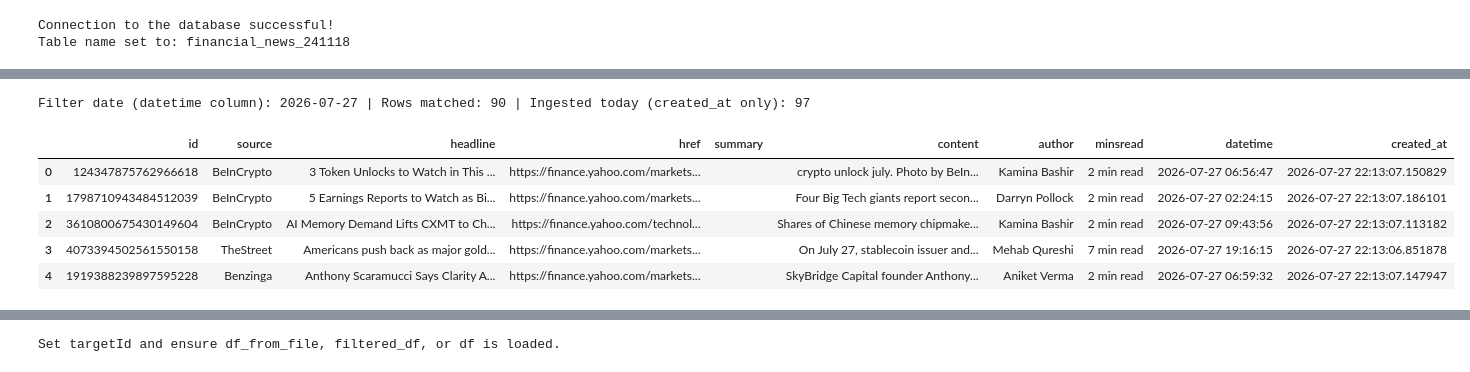
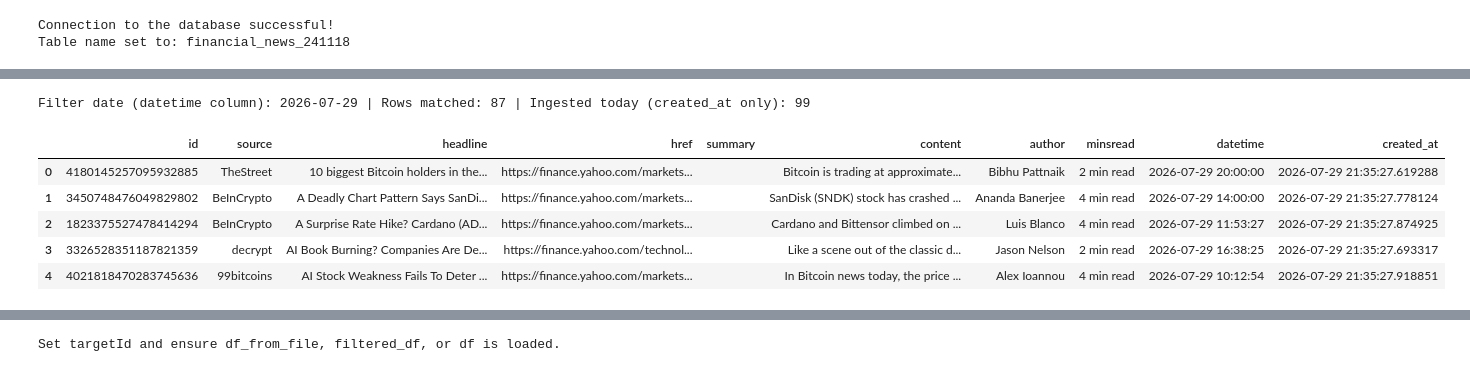
Before and after one commit to Gall-oDrone/FinancialAnalysis, a Jupyter notebook: notebooks/ingestion/DataIngestion-Text.ipynb, the cells around one changed output, grey strips where cells are left out. Cells and saved outputs as stored; diff of their text form; code cells hidden in the pictures.

```diff
--- a/notebooks/ingestion/DataIngestion-Text.ipynb
+++ b/notebooks/ingestion/DataIngestion-Text.ipynb
@@ -151,24 +151,24 @@ class DataETL():
 # %%
 etl = DataETL(df)
 
 # Export by article publish time (datetime). on_date=None → today's local date (date.today()).
-export_on_date = "2026-07-27"  # e.g. "2026-05-23" to override today
+export_on_date = "2026-07-29"  # e.g. "2026-05-23" to override today
 filtered_df = filter_financial_news_by_date(df, on_date=export_on_date)
 
 print(
     f"Filter date (datetime column): {export_on_date or date.today()} | "
     f"Rows matched: {len(filtered_df)} | "
     f"Ingested today (created_at only): {len(filter_financial_news_ingested_today(df))}"
 )
 filtered_df.head()
 # %% [output]
-Filter date (datetime column): 2026-07-27 | Rows matched: 90 | Ingested today (created_at only): 97
+Filter date (datetime column): 2026-07-29 | Rows matched: 87 | Ingested today (created_at only): 99
 |  | id | source | headline | href | summary | content | author | minsread | datetime | created_at |
-| 0 | 124347875762966618 | BeInCrypto | 3 Token Unlocks to Watch in This ... | https://finance.yahoo.com/markets... |  | crypto unlock july. Photo by BeIn... | Kamina Bashir | 2 min read | 2026-07-27 06:56:47 | 2026-07-27 22:13:07.150829 |
-| 1 | 1798710943484512039 | BeInCrypto | 5 Earnings Reports to Watch as Bi... | https://finance.yahoo.com/markets... |  | Four Big Tech giants report secon... | Darryn Pollock | 2 min read | 2026-07-27 02:24:15 | 2026-07-27 22:13:07.186101 |
-| 2 | 3610800675430149604 | BeInCrypto | AI Memory Demand Lifts CXMT to Ch... | https://finance.yahoo.com/technol... |  | Shares of Chinese memory chipmake... | Kamina Bashir | 2 min read | 2026-07-27 09:43:56 | 2026-07-27 22:13:07.113182 |
-| 3 | 4073394502561550158 | TheStreet | Americans push back as major gold... | https://finance.yahoo.com/markets... |  | On July 27, stablecoin issuer and... | Mehab Qureshi | 7 min read | 2026-07-27 19:16:15 | 2026-07-27 22:13:06.851878 |
-| 4 | 1919388239897595228 | Benzinga | Anthony Scaramucci Says Clarity A... | https://finance.yahoo.com/markets... |  | SkyBridge Capital founder Anthony... | Aniket Verma | 2 min read | 2026-07-27 06:59:32 | 2026-07-27 22:13:07.147947 |
+| 0 | 4180145257095932885 | TheStreet | 10 biggest Bitcoin holders in the... | https://finance.yahoo.com/markets... |  | Bitcoin is trading at approximate... | Bibhu Pattnaik | 2 min read | 2026-07-29 20:00:00 | 2026-07-29 21:35:27.619288 |
+| 1 | 3450748476049829802 | BeInCrypto | A Deadly Chart Pattern Says SanDi... | https://finance.yahoo.com/markets... |  | SanDisk (SNDK) stock has crashed ... | Ananda Banerjee | 4 min read | 2026-07-29 14:00:00 | 2026-07-29 21:35:27.778124 |
+| 2 | 1823375527478414294 | BeInCrypto | A Surprise Rate Hike? Cardano (AD... | https://finance.yahoo.com/markets... |  | Cardano and Bittensor climbed on ... | Luis Blanco | 4 min read | 2026-07-29 11:53:27 | 2026-07-29 21:35:27.874925 |
+| 3 | 3326528351187821359 | decrypt | AI Book Burning? Companies Are De... | https://finance.yahoo.com/technol... |  | Like a scene out of the classic d... | Jason Nelson | 2 min read | 2026-07-29 16:38:25 | 2026-07-29 21:35:27.693317 |
+| 4 | 4021818470283745636 | 99bitcoins | AI Stock Weakness Fails To Deter ... | https://finance.yahoo.com/markets... |  | In Bitcoin news today, the price ... | Alex Ioannou | 4 min read | 2026-07-29 10:12:54 | 2026-07-29 21:35:27.918851 |
 # %%
 print(f"Total filtered news articles queried: {filtered_df.shape[0]}")
 # %% [output]
```
Also changed, not shown: parts of 4 cells of this notebook, 2 other files.
